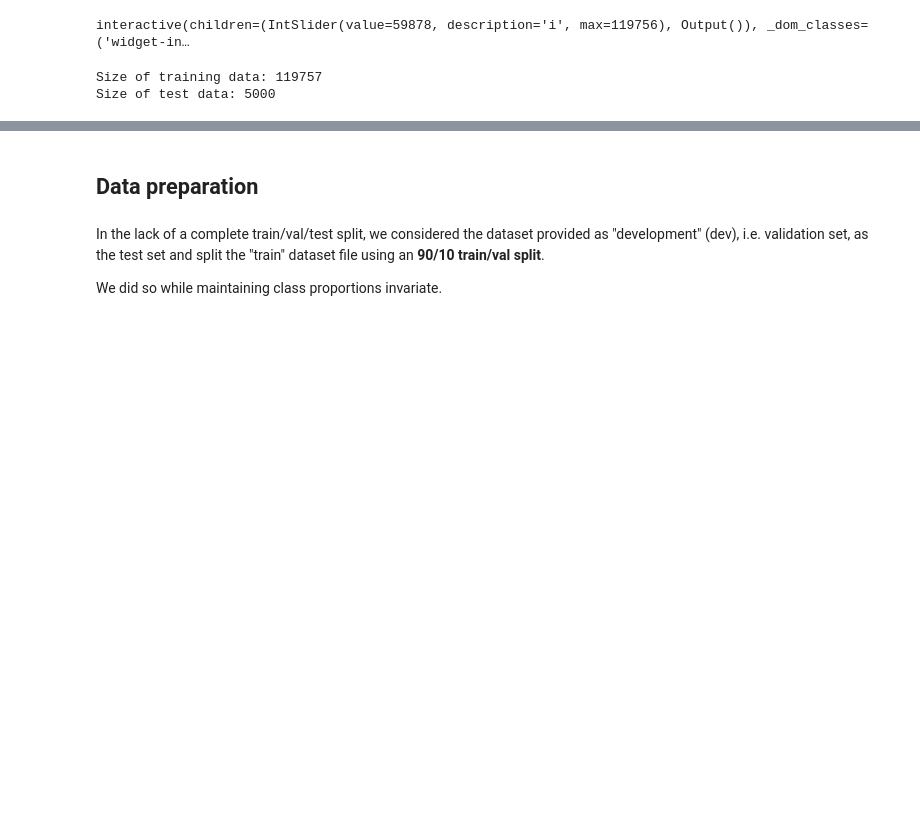
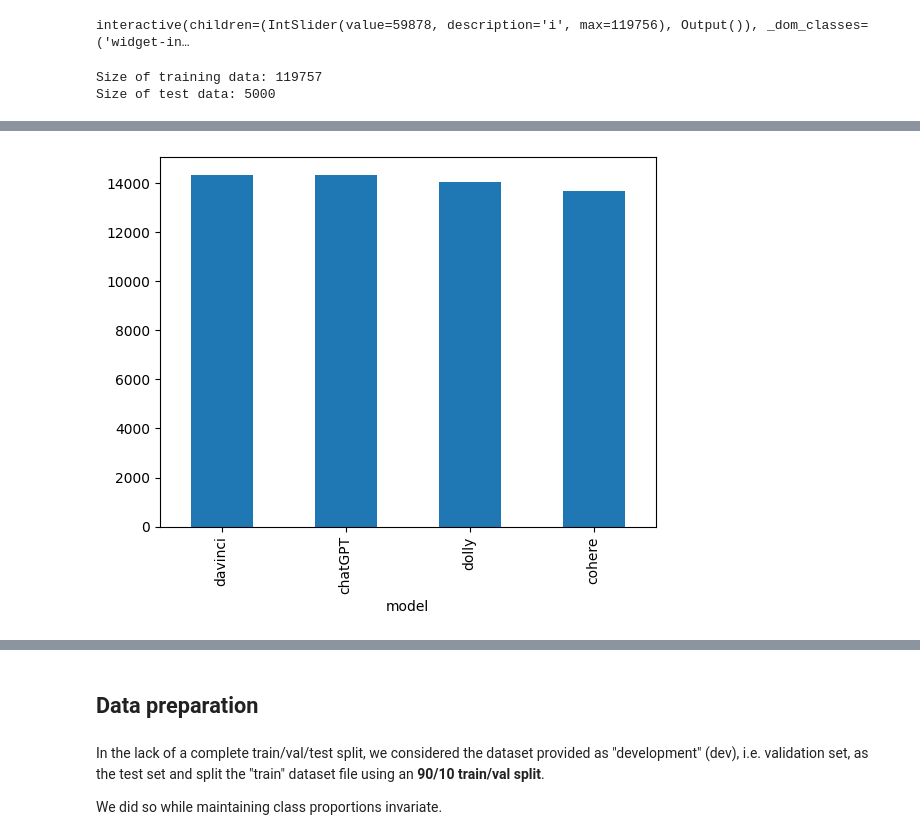
Before and after one commit to edomerli/machine-generated-text-classification, a Jupyter notebook: main.ipynb, the cells around one changed output, grey strips where cells are left out. Drawn from its saved outputs; the diff is of its cells as text; code cells hidden in the pictures; blank space fills up the shorter version.

Commit message:
Data exploration

```diff
--- a/main.ipynb
+++ b/main.ipynb
@@ -48,0 +49,6 @@ Size of test data: 5000
+# %%
+# Convert the data (except for the text part) to a pandas dataframe in order to plot more easiliy
+train_df_stats = pd.DataFrame(columns=['label', 'model', 'source', 'word_count'], index=[i for i in range(len(train_data))])
+
+for i, d in enumerate(train_data):
+    train_df_stats.loc[d['id']] = pd.Series({'label': d['label'], 'model': d['model'], 'source': d['source'], 'word_count': len(d['text'].split())})
@@ -48,0 +64,4 @@ Size of test data: 5000
+# %%
+train_df_stats[train_df_stats['label'] == 1]['model'].value_counts().plot(kind='bar');
+# %% [output]
+[figure, added]
```
Also changed, not shown: parts of 11 cells of this notebook.
